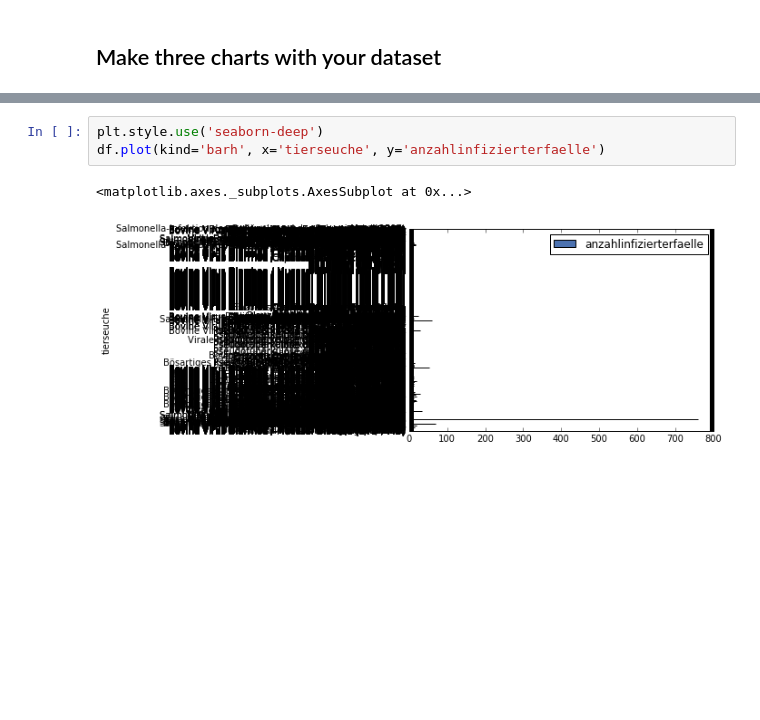
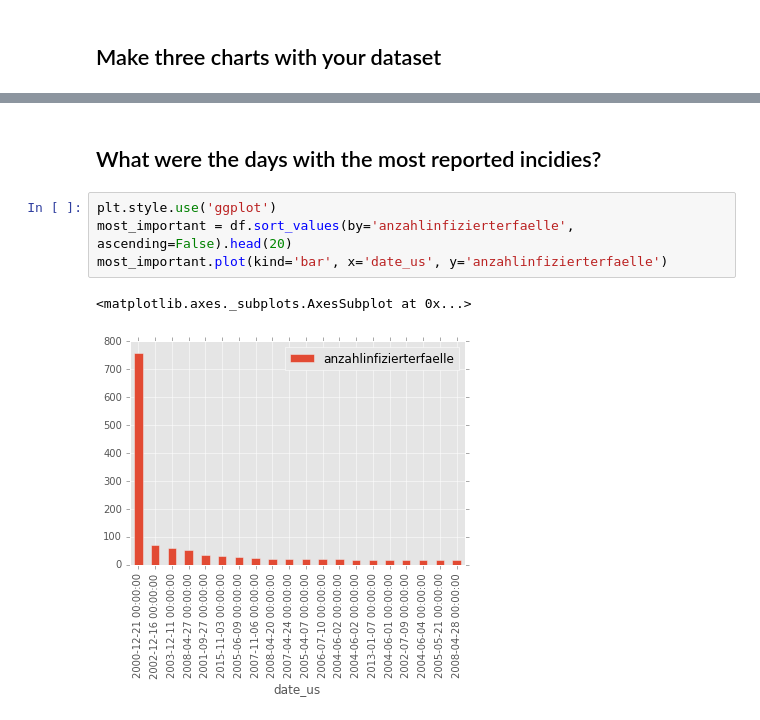
Before and after one commit to thisss/foundations-homework, a Jupyter notebook: foundations/08/homework_08_02.ipynb, the cells around one changed output, grey strips where cells are left out. Cells and saved outputs as stored; diff of their text form; blank space fills up the shorter version.

```diff
--- a/foundations/08/homework_08_02.ipynb
+++ b/foundations/08/homework_08_02.ipynb
@@ -212,6 +254,9 @@ SyntaxError: unexpected EOF while parsing (<ipython-input-107-71e737f1c037>, lin
+# %% [markdown]
+## What were the days with the most reported incidies?
 # %%
-plt.style.use('seaborn-deep')
-df.plot(kind='barh', x='tierseuche', y='anzahlinfizierterfaelle')
+plt.style.use('ggplot')
+most_important = df.sort_values(by='anzahlinfizierterfaelle', ascending=False).head(20)
+most_important.plot(kind='bar', x='date_us', y='anzahlinfizierterfaelle')
 # %% [output]
 <matplotlib.axes._subplots.AxesSubplot at 0x...>
-[figure, old version]
+[figure, new version]
```
Also changed, not shown: parts of 19 cells of this notebook.
